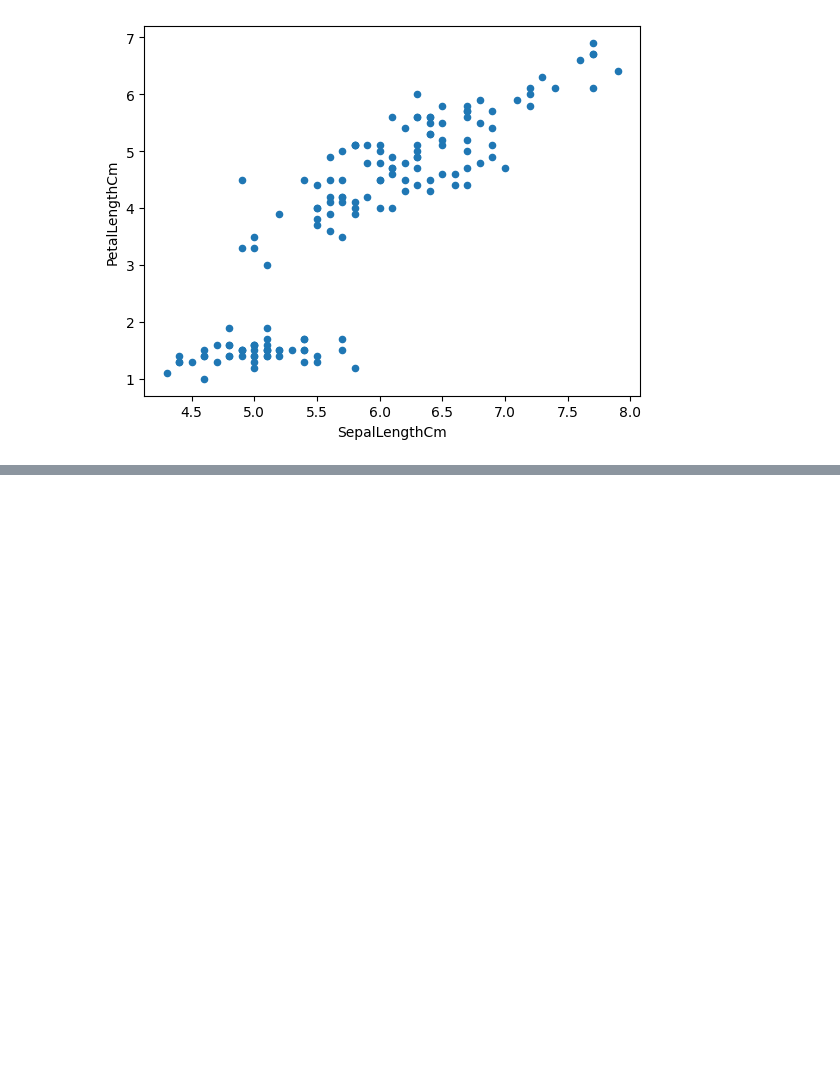
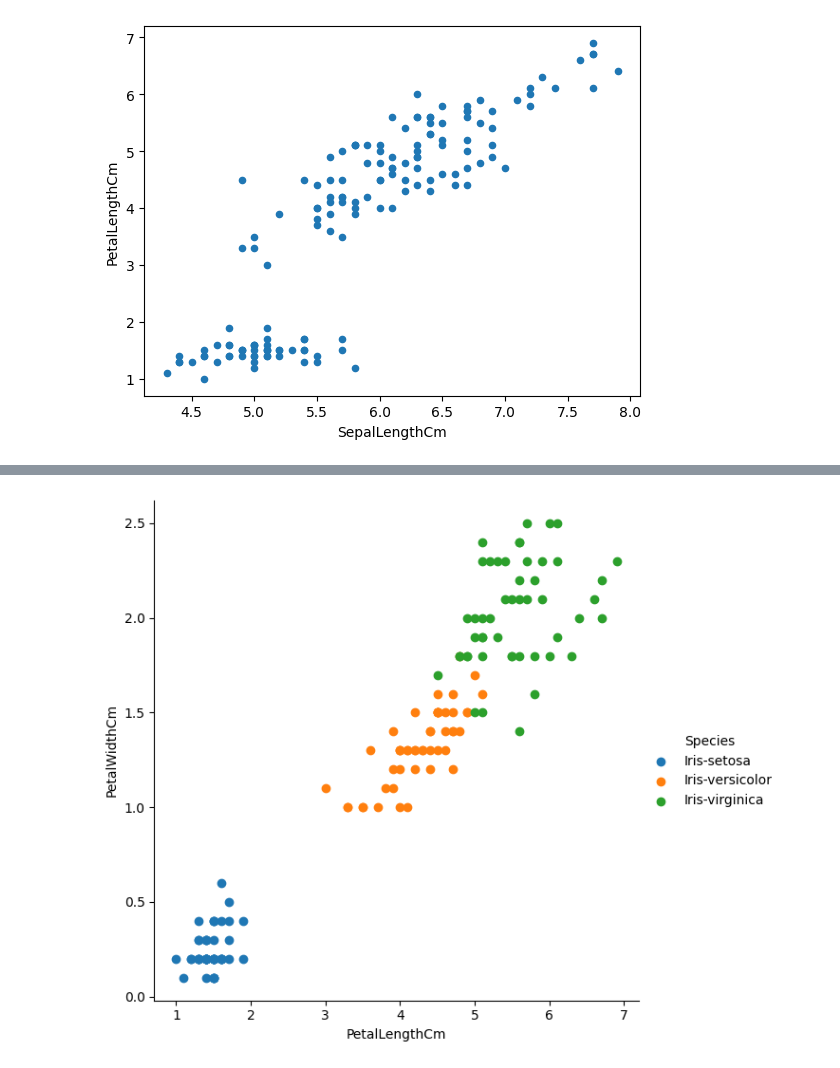
Before and after one commit to labib1910024/Python_Basic, a Jupyter notebook: eda_iris.ipynb, the cells around one changed output, grey strips where cells are left out. Cells and saved outputs as stored; diff of their text form; code cells hidden in the pictures; blank space fills up the shorter version.

```diff
--- a/eda_iris.ipynb
+++ b/eda_iris.ipynb
@@ -88,0 +98,5 @@ sns.FacetGrid(df, hue='Species',height = 4).map(plt.scatter,'SepalLengthCm','Pet
+# %%
+sns.FacetGrid(df, hue='Species',height = 6).map(plt.scatter,'PetalLengthCm','PetalWidthCm').add_legend()
+plt.show()
+# %% [output]
+[figure, added]
```
Also changed, not shown: parts of 6 cells of this notebook.
